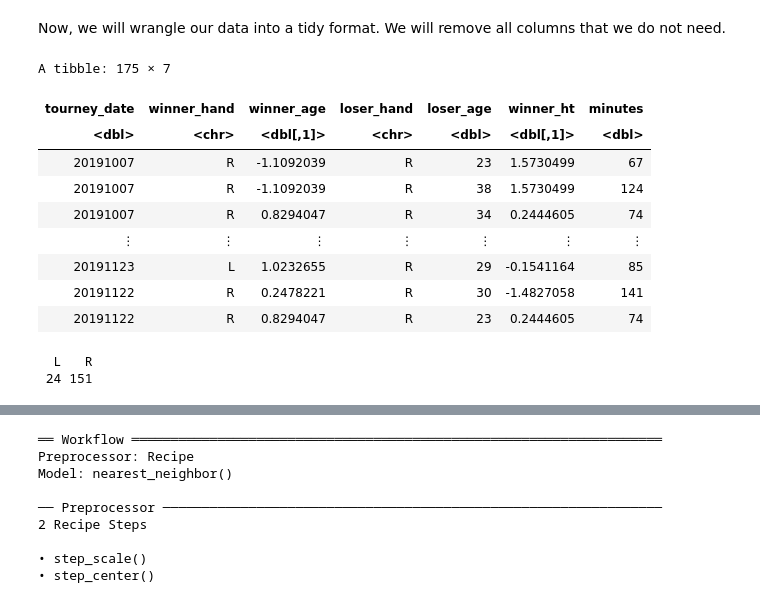
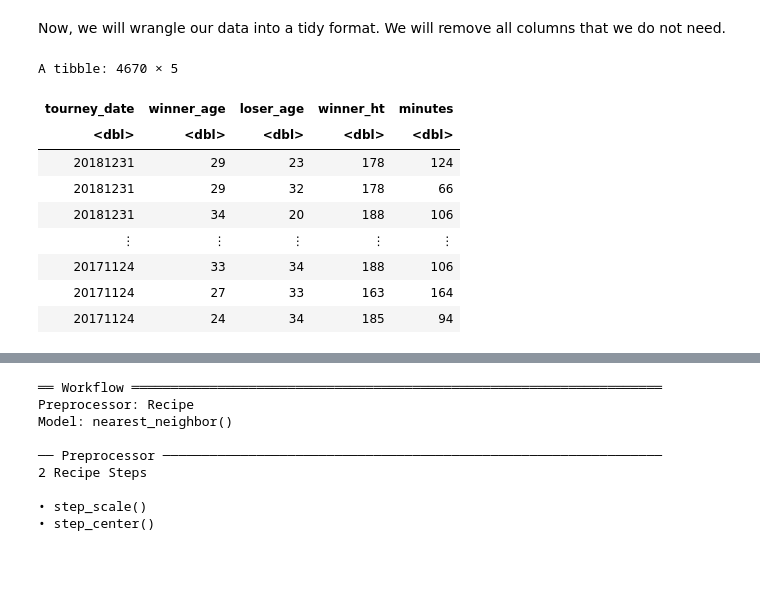
Before and after one commit to keelbeier/dsci100-group69, a Jupyter notebook: group_project_report.ipynb, the cells around one changed output, grey strips where cells are left out. Cells and saved outputs as stored; diff of their text form; code cells hidden in the pictures; blank space fills up the shorter version.

```diff
--- a/group_project_report.ipynb
+++ b/group_project_report.ipynb
@@ -54,29 +54,23 @@ Above: our csv file read into R
 Now, we will wrangle our data into a tidy format. We will remove all columns that we do not need.
 # %%
 tennis_data <- tennis_data |>
-                    select(tourney_date, winner_hand,
-                      winner_age, loser_hand, loser_age, winner_ht, minutes) |>
+                    select(tourney_date,
+                      winner_age, loser_age, winner_ht, minutes) |>
                     mutate(winner_age = round(winner_age)) |>
-                    mutate(loser_age = round(loser_age)) |>
-                    filter(minutes < 400)|>
-                    filter(tourney_date > '20191001')|>
-                    mutate(across(c(winner_ht, winner_age), scale)) |>
+                    mutate(loser_age = round(loser_age))|>
+                    # filter(minutes < 400)|>
+                    # filter(tourney_date > '20191001')|>
+                    # mutate(across(c(winner_ht, winner_age), scale)) |>
                     filter(winner_ht != "NA")
 tennis_data
 # %% [output]
-A tibble: 175 × 7
+A tibble: 4670 × 5
-| tourney_date | winner_hand | winner_age | loser_hand | loser_age | winner_ht | minutes |
-| <dbl> | <chr> | <dbl[,1]> | <chr> | <dbl> | <dbl[,1]> | <dbl> |
-| 20191007 | R | -1.1092039 | R | 23 | 1.5730499 | 67 |
-| 20191007 | R | -1.1092039 | R | 38 | 1.5730499 | 124 |
-| 20191007 | R | 0.8294047 | R | 34 | 0.2444605 | 74 |
-| ⋮ | ⋮ | ⋮ | ⋮ | ⋮ | ⋮ | ⋮ |
-| 20191123 | L | 1.0232655 | R | 29 | -0.1541164 | 85 |
-| 20191122 | R | 0.2478221 | R | 30 | -1.4827058 | 141 |
-| 20191122 | R | 0.8294047 | R | 23 | 0.2444605 | 74 |
+| tourney_date | winner_age | loser_age | winner_ht | minutes |
+| <dbl> | <dbl> | <dbl> | <dbl> | <dbl> |
+| 20181231 | 29 | 23 | 178 | 124 |
+| 20181231 | 29 | 32 | 178 | 66 |
+| 20181231 | 34 | 20 | 188 | 106 |
+| ⋮ | ⋮ | ⋮ | ⋮ | ⋮ |
+| 20171124 | 33 | 34 | 188 | 106 |
+| 20171124 | 27 | 33 | 163 | 164 |
+| 20171124 | 24 | 34 | 185 | 94 |
-# %%
-sum_hand_win <- table(tennis_data$winner_hand)
-sum_hand_win
-# %% [output]
-  L   R
- 24 151
```
Also changed, not shown: parts of 5 cells of this notebook.
